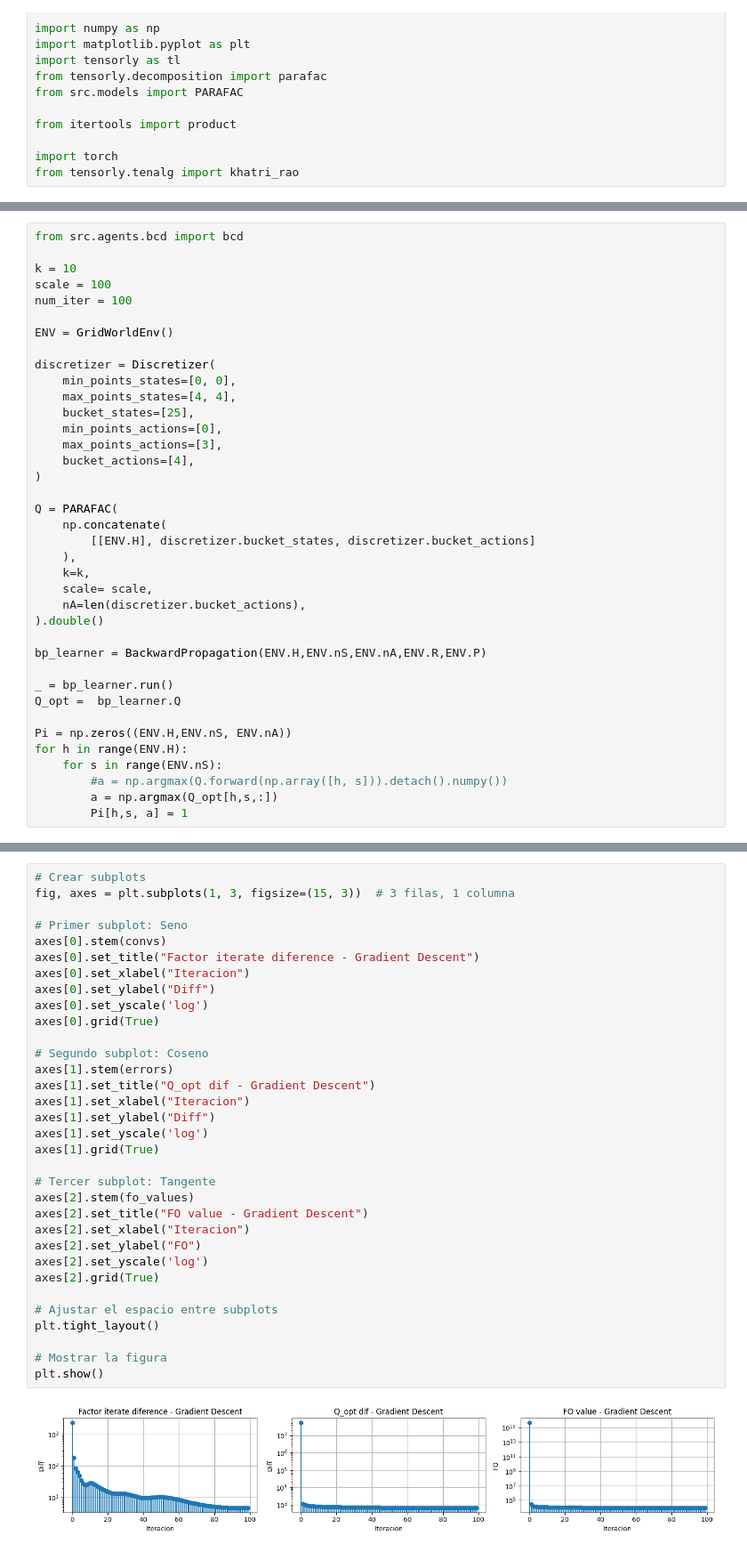
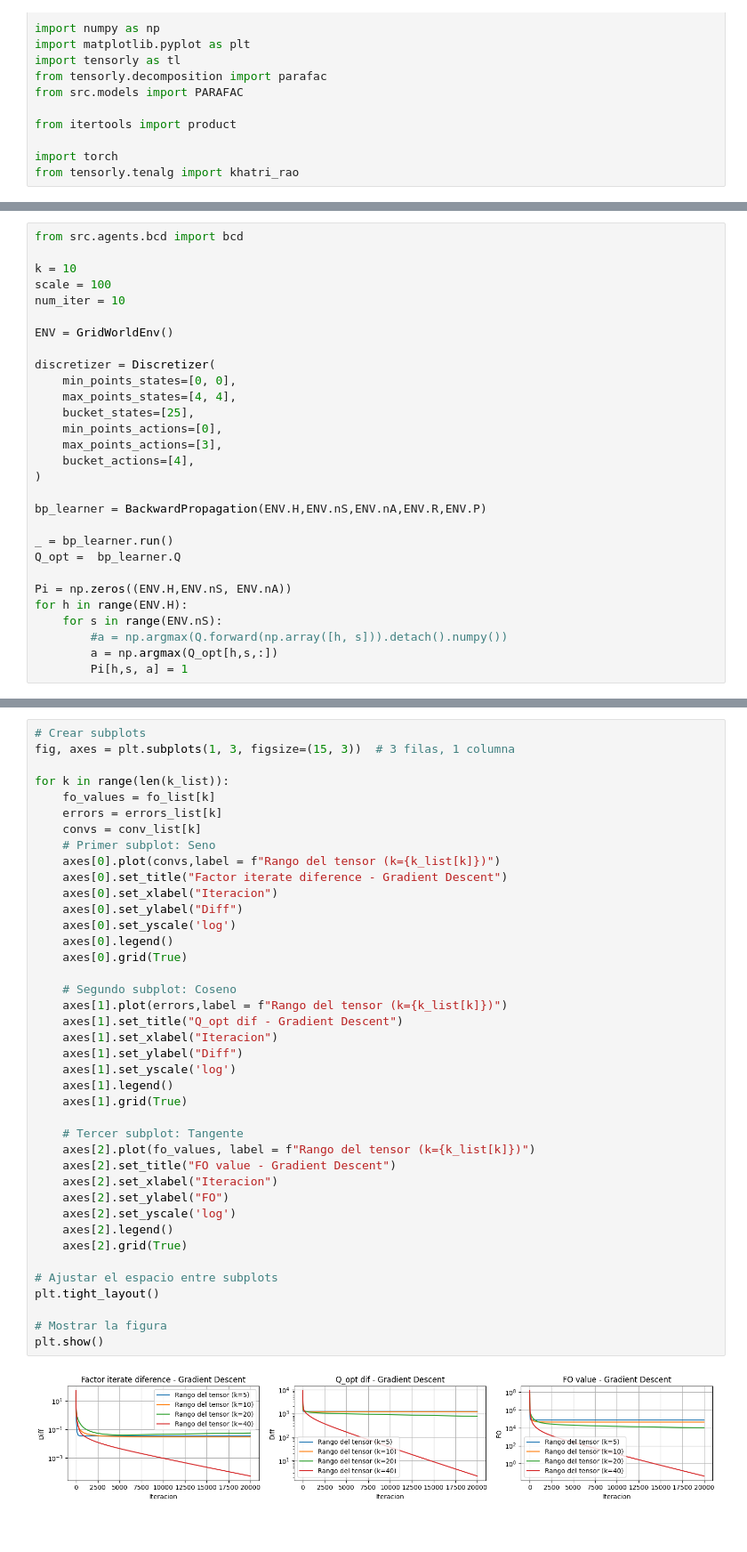
Before and after one commit to sergiorozada12/fhtlr-opt-learning, a Jupyter notebook: bcd.ipynb, the cells around one changed output, grey strips where cells are left out. Shown at 89% size. Drawn from its saved outputs; the diff is of its cells as text.

```diff
--- a/bcd.ipynb
+++ b/bcd.ipynb
@@ -25,7 +330,7 @@ from src.agents.bcd import bcd
 
 k = 10
 scale = 100
-num_iter = 100
+num_iter = 10
 
 ENV = GridWorldEnv()
 
@@ -38,15 +343,6 @@ discretizer = Discretizer(
     bucket_actions=[4],
 )
 
-Q = PARAFAC(
-    np.concatenate(
-        [[ENV.H], discretizer.bucket_states, discretizer.bucket_actions]
-    ),
-    k=k,
-    scale= scale,
-    nA=len(discretizer.bucket_actions),
-).double()
-
 bp_learner = BackwardPropagation(ENV.H,ENV.nS,ENV.nA,ENV.R,ENV.P)
 
 _ = bp_learner.run()
@@ -65,35 +486,42 @@ fo_values,errors,convs, Q = bcd_inv.run()
 # %%
 # Crear subplots
 fig, axes = plt.subplots(1, 3, figsize=(15, 3))  # 3 filas, 1 columna
 
-# Primer subplot: Seno
-axes[0].stem(convs)
-axes[0].set_title("Factor iterate diference - Gradient Descent")
-axes[0].set_xlabel("Iteracion")
-axes[0].set_ylabel("Diff")
-axes[0].set_yscale('log')
-axes[0].grid(True)
+for k in range(len(k_list)):
+    fo_values = fo_list[k]
+    errors = errors_list[k]
+    convs = conv_list[k]
+    # Primer subplot: Seno
+    axes[0].plot(convs,label = f"Rango del tensor (k={k_list[k]})")
+    axes[0].set_title("Factor iterate diference - Gradient Descent")
+    axes[0].set_xlabel("Iteracion")
+    axes[0].set_ylabel("Diff")
+    axes[0].set_yscale('log')
+    axes[0].legend()
+    axes[0].grid(True)
 
-# Segundo subplot: Coseno
-axes[1].stem(errors)
-axes[1].set_title("Q_opt dif - Gradient Descent")
-axes[1].set_xlabel("Iteracion")
-axes[1].set_ylabel("Diff")
-axes[1].set_yscale('log')
-axes[1].grid(True)
+    # Segundo subplot: Coseno
+    axes[1].plot(errors,label = f"Rango del tensor (k={k_list[k]})")
+    axes[1].set_title("Q_opt dif - Gradient Descent")
+    axes[1].set_xlabel("Iteracion")
+    axes[1].set_ylabel("Diff")
+    axes[1].set_yscale('log')
+    axes[1].legend()
+    axes[1].grid(True)
 
-# Tercer subplot: Tangente
-axes[2].stem(fo_values)
-axes[2].set_title("FO value - Gradient Descent")
-axes[2].set_xlabel("Iteracion")
-axes[2].set_ylabel("FO")
-axes[2].set_yscale('log')
-axes[2].grid(True)
+    # Tercer subplot: Tangente
+    axes[2].plot(fo_values, label = f"Rango del tensor (k={k_list[k]})")
+    axes[2].set_title("FO value - Gradient Descent")
+    axes[2].set_xlabel("Iteracion")
+    axes[2].set_ylabel("FO")
+    axes[2].set_yscale('log')
+    axes[2].legend()
+    axes[2].grid(True)
 
 # Ajustar el espacio entre subplots
 plt.tight_layout()
 
 # Mostrar la figura
 plt.show()
 # %% [output]
-[figure, old version]
+[figure, new version]
```
Also changed, not shown: parts of 21 cells of this notebook, 11 other files.
